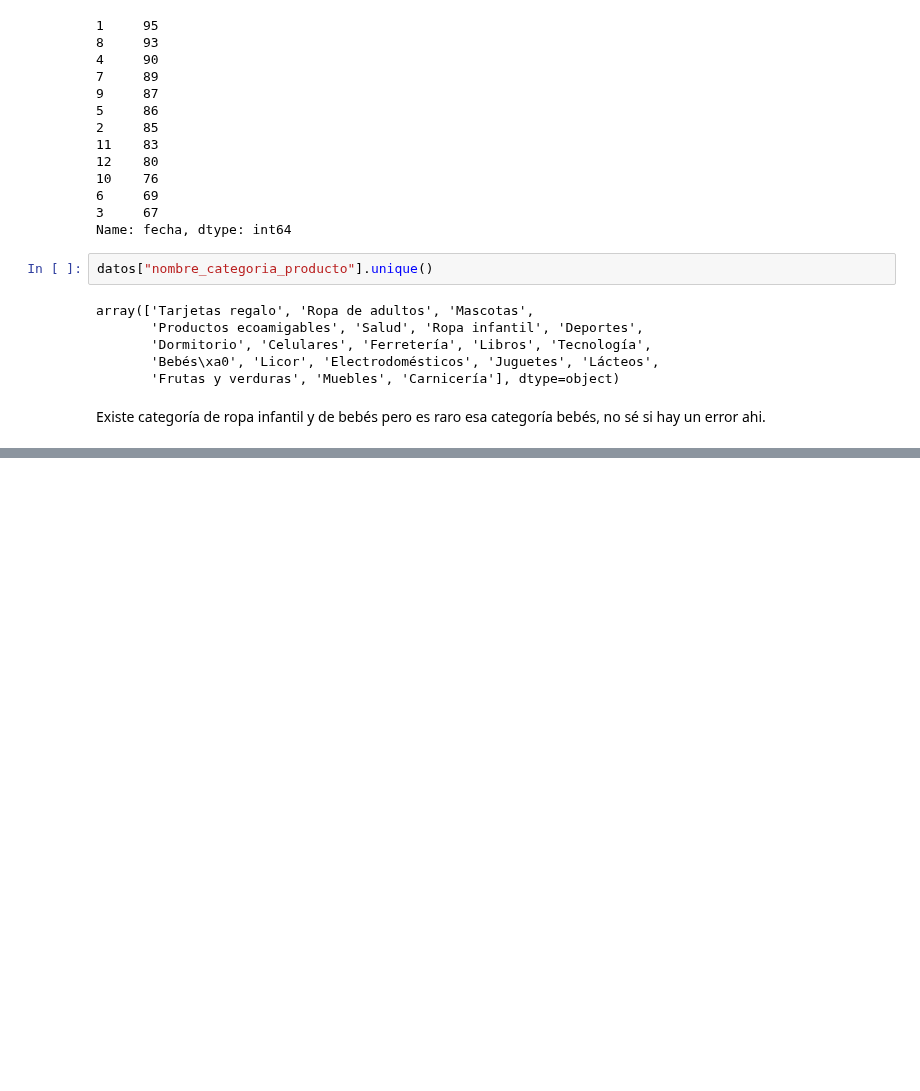
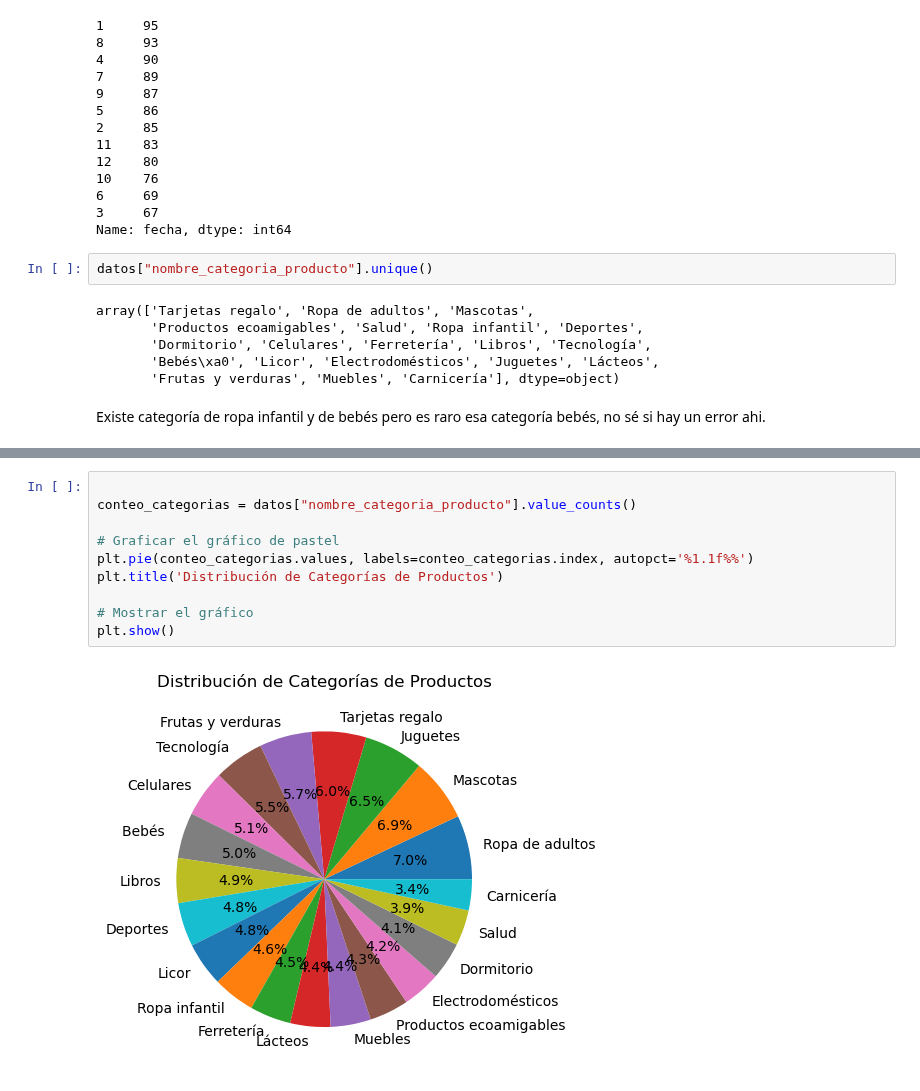
Before and after one commit to onavarrete04/Introduccion-Ciencia-Datos, a Jupyter notebook: Ejercicios Pandas Kaggle/integración de datos.ipynb, the cells around one changed output, grey strips where cells are left out. Saved outputs shown, nothing was run; the diff lists cells and outputs as text; blank space fills up the shorter version.

```diff
--- a/Ejercicios Pandas Kaggle/integración de datos.ipynb
+++ b/Ejercicios Pandas Kaggle/integración de datos.ipynb
@@ -401,0 +428,12 @@ datos[datos["nombre_categoria_producto"]=="Bebés\xa0"]
+# %%
+
+conteo_categorias = datos["nombre_categoria_producto"].value_counts()
+
+# Graficar el gráfico de pastel
+plt.pie(conteo_categorias.values, labels=conteo_categorias.index, autopct='%1.1f%%')
+plt.title('Distribución de Categorías de Productos')
+
+# Mostrar el gráfico
+plt.show()
+# %% [output]
+[figure, added]
```
Also changed, not shown: parts of 29 cells of this notebook.
